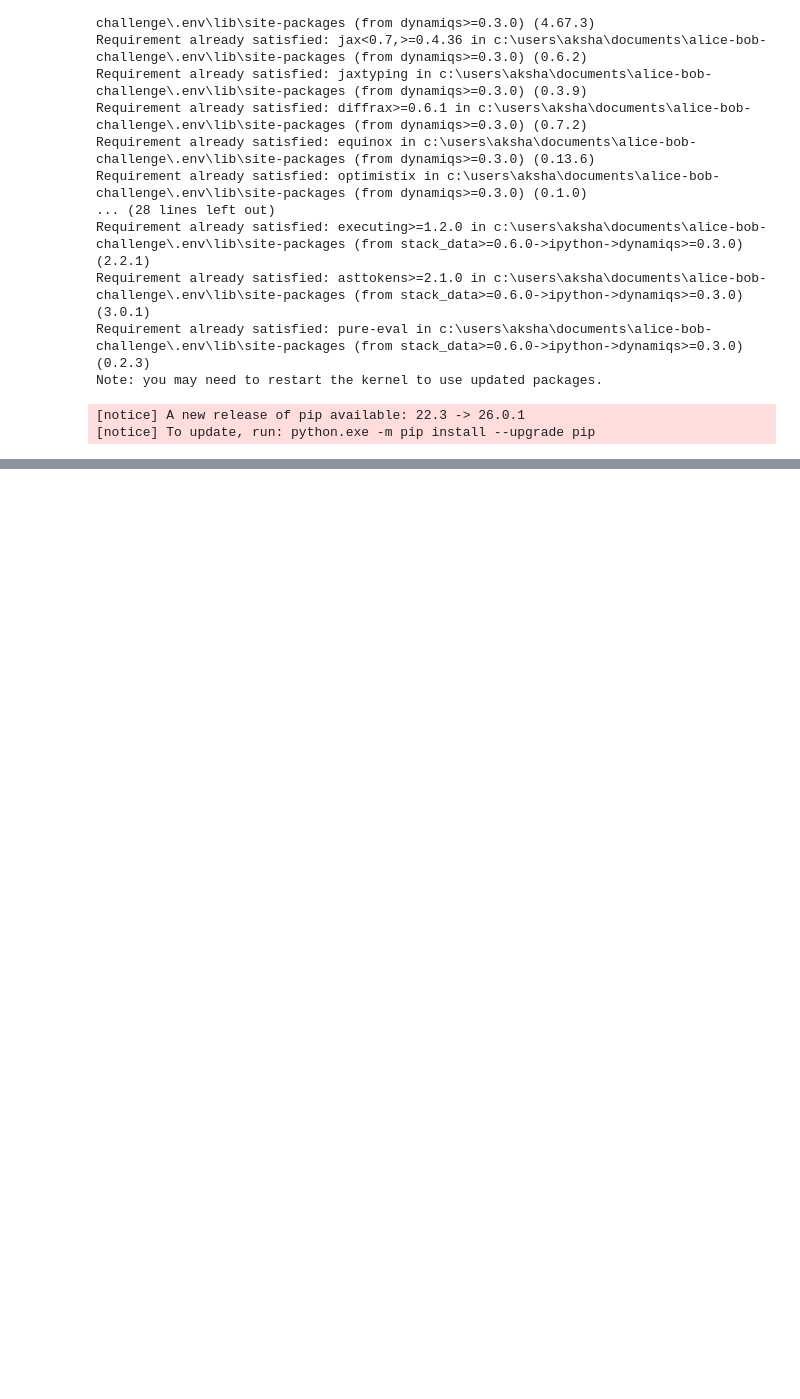
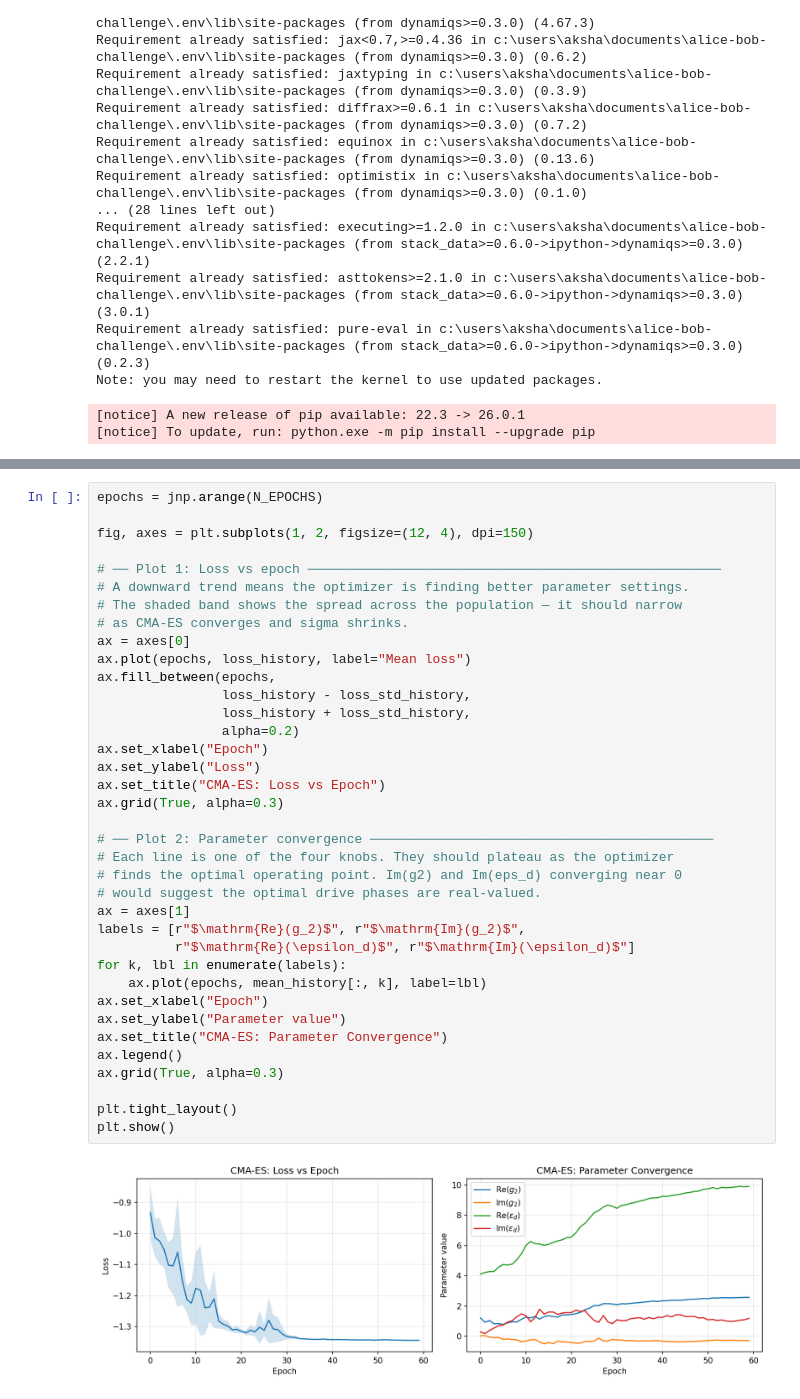
Before and after one commit to YQuantum-2026/Alice-Bob-Challenge, a Jupyter notebook: team_reese_qubits/main.ipynb, the cells around one changed output, grey strips where cells are left out. Saved outputs shown, nothing was run; the diff lists cells and outputs as text; blank space fills up the shorter version.

```diff
--- a/team_reese_qubits/main.ipynb
+++ b/team_reese_qubits/main.ipynb
@@ -134,0 +237,39 @@ Epoch  70 | mean=[0.45095658 0.30003166 0.4090299  0.7478532 ] | avg reward=0.00
+# %%
+epochs = jnp.arange(N_EPOCHS)
+
+fig, axes = plt.subplots(1, 2, figsize=(12, 4), dpi=150)
+
+# ── Plot 1: Loss vs epoch ─────────────────────────────────────────────────────
+# A downward trend means the optimizer is finding better parameter settings.
+# The shaded band shows the spread across the population — it should narrow
+# as CMA-ES converges and sigma shrinks.
+ax = axes[0]
+ax.plot(epochs, loss_history, label="Mean loss")
+ax.fill_between(epochs,
+                loss_history - loss_std_history,
+                loss_history + loss_std_history,
+                alpha=0.2)
+ax.set_xlabel("Epoch")
+ax.set_ylabel("Loss")
+ax.set_title("CMA-ES: Loss vs Epoch")
+ax.grid(True, alpha=0.3)
+
+# ── Plot 2: Parameter convergence ────────────────────────────────────────────
+# Each line is one of the four knobs. They should plateau as the optimizer
+# finds the optimal operating point. Im(g2) and Im(eps_d) converging near 0
+# would suggest the optimal drive phases are real-valued.
+ax = axes[1]
+labels = [r"$\mathrm{Re}(g_2)$", r"$\mathrm{Im}(g_2)$",
+          r"$\mathrm{Re}(\epsilon_d)$", r"$\mathrm{Im}(\epsilon_d)$"]
+for k, lbl in enumerate(labels):
+    ax.plot(epochs, mean_history[:, k], label=lbl)
+ax.set_xlabel("Epoch")
+ax.set_ylabel("Parameter value")
+ax.set_title("CMA-ES: Parameter Convergence")
+ax.legend()
+ax.grid(True, alpha=0.3)
+
+plt.tight_layout()
+plt.show()
+# %% [output]
+[figure, added]
```
Also changed, not shown: parts of 5 cells of this notebook, 1 other file.
